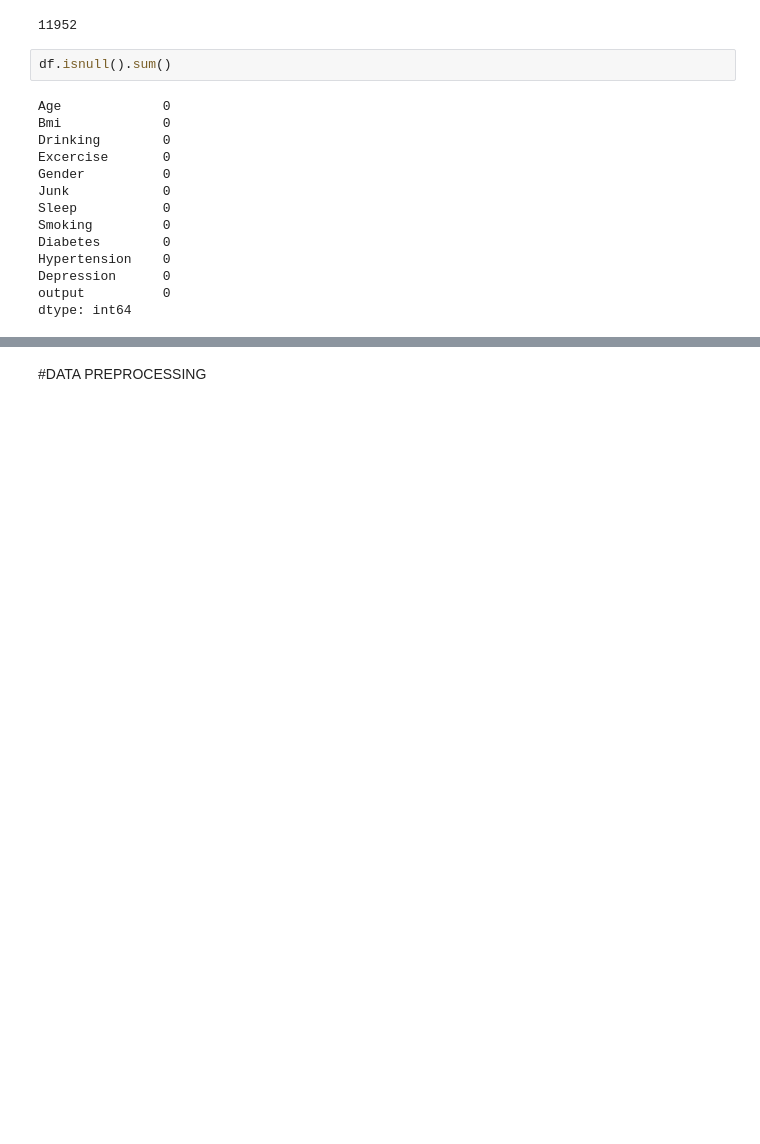
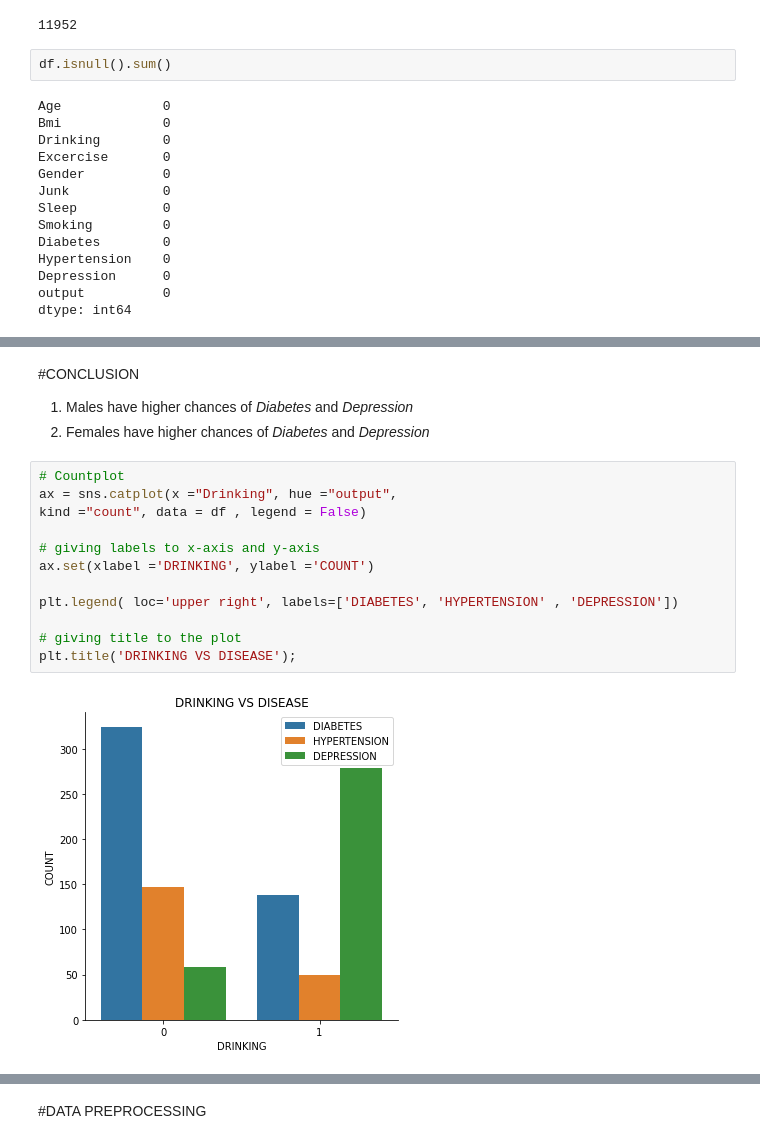
Before and after one commit to imakshit/Early-Disease-Predicor-Based-on-ML, a Jupyter notebook: diabetes_hypertension_depression.ipynb, the cells around one changed output, grey strips where cells are left out. Drawn from its saved outputs; the diff is of its cells as text; blank space fills up the shorter version.

```diff
--- a/diabetes_hypertension_depression.ipynb
+++ b/diabetes_hypertension_depression.ipynb
@@ -47,0 +93,19 @@ dtype: int64
+# %% [markdown]
+#CONCLUSION
+
+1. Males have higher chances of _Diabetes_ and _Depression_
+2. Females have higher chances of _Diabetes_ and _Depression_
+# %%
+# Countplot
+ax = sns.catplot(x ="Drinking", hue ="output",
+kind ="count", data = df , legend = False)
+
+# giving labels to x-axis and y-axis
+ax.set(xlabel ='DRINKING', ylabel ='COUNT')
+
+plt.legend( loc='upper right', labels=['DIABETES', 'HYPERTENSION' , 'DEPRESSION'])
+
+# giving title to the plot
+plt.title('DRINKING VS DISEASE');
+# %% [output]
+[figure, added]
```
Also changed, not shown: parts of 23 cells of this notebook.
